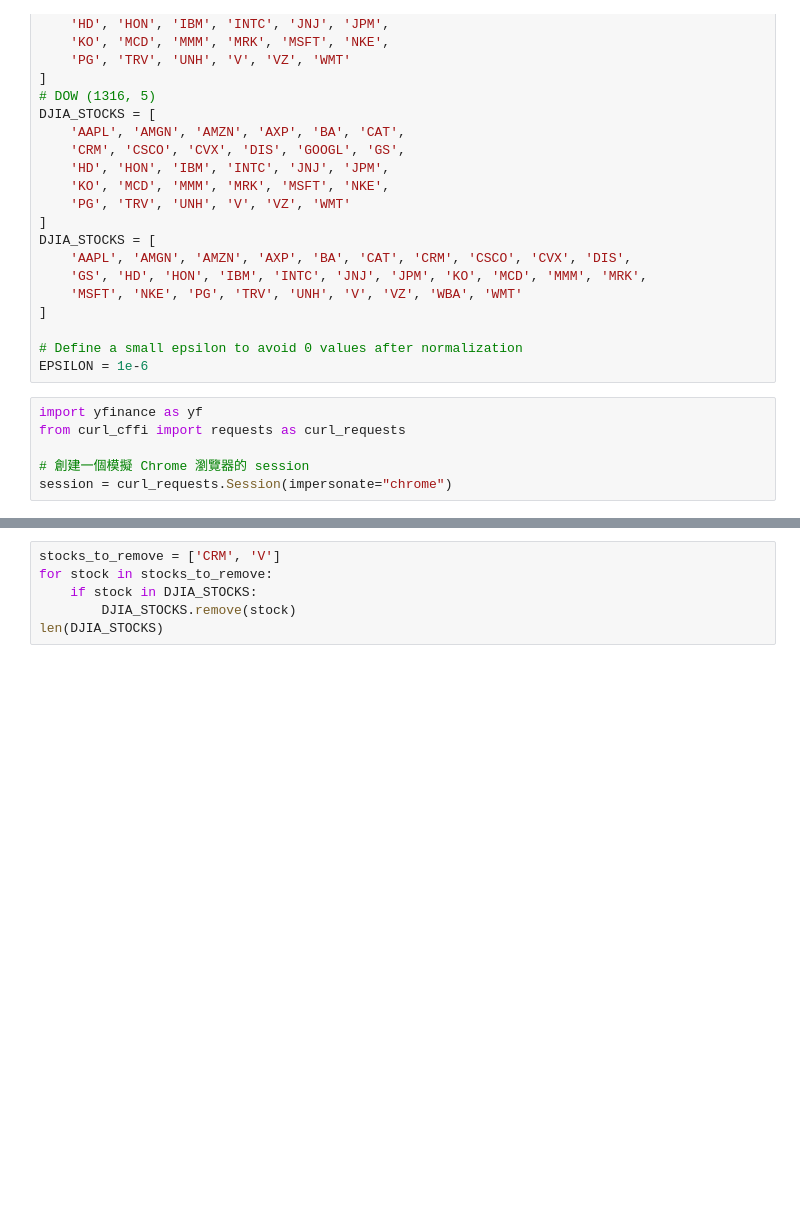
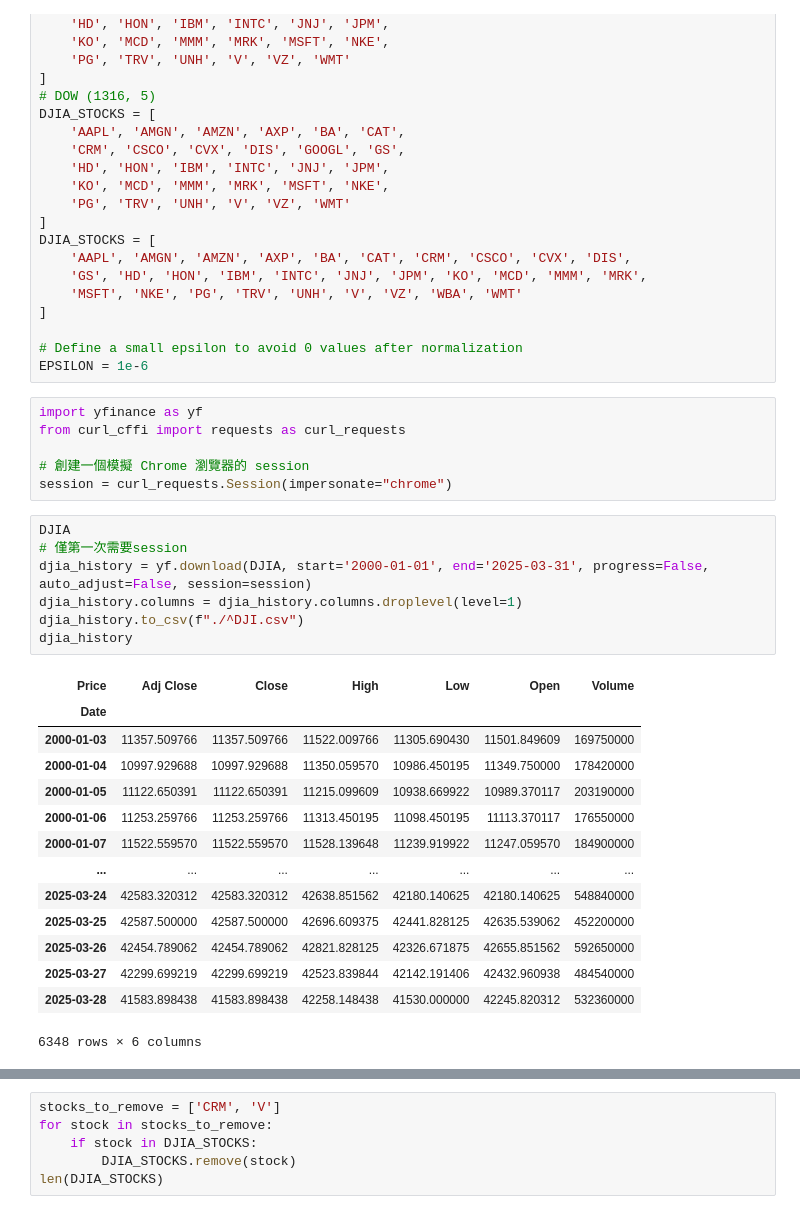
Before and after one commit to JunTingLin/DeepTrader, a Jupyter notebook: src/data/DJIA/djia.ipynb, the cells around one changed output, grey strips where cells are left out. Cells and saved outputs as stored; diff of their text form; blank space fills up the shorter version.

```diff
--- a/src/data/DJIA/djia.ipynb
+++ b/src/data/DJIA/djia.ipynb
@@ -38,3 +38,25 @@ from curl_cffi import requests as curl_requests
 
 # 創建一個模擬 Chrome 瀏覽器的 session
 session = curl_requests.Session(impersonate="chrome")
+# %%
+DJIA
+# 僅第一次需要session
+djia_history = yf.download(DJIA, start='2000-01-01', end='2025-03-31', progress=False, auto_adjust=False, session=session)
+djia_history.columns = djia_history.columns.droplevel(level=1)
+djia_history.to_csv(f"./^DJI.csv")
+djia_history
+# %% [output]
+| Price | Adj Close | Close | High | Low | Open | Volume |
+| Date |  |  |  |  |  |  |
+| 2000-01-03 | 11357.509766 | 11357.509766 | 11522.009766 | 11305.690430 | 11501.849609 | 169750000 |
+| 2000-01-04 | 10997.929688 | 10997.929688 | 11350.059570 | 10986.450195 | 11349.750000 | 178420000 |
+| 2000-01-05 | 11122.650391 | 11122.650391 | 11215.099609 | 10938.669922 | 10989.370117 | 203190000 |
+| 2000-01-06 | 11253.259766 | 11253.259766 | 11313.450195 | 11098.450195 | 11113.370117 | 176550000 |
+| 2000-01-07 | 11522.559570 | 11522.559570 | 11528.139648 | 11239.919922 | 11247.059570 | 184900000 |
+| ... | ... | ... | ... | ... | ... | ... |
+| 2025-03-24 | 42583.320312 | 42583.320312 | 42638.851562 | 42180.140625 | 42180.140625 | 548840000 |
+| 2025-03-25 | 42587.500000 | 42587.500000 | 42696.609375 | 42441.828125 | 42635.539062 | 452200000 |
+| 2025-03-26 | 42454.789062 | 42454.789062 | 42821.828125 | 42326.671875 | 42655.851562 | 592650000 |
+| 2025-03-27 | 42299.699219 | 42299.699219 | 42523.839844 | 42142.191406 | 42432.960938 | 484540000 |
+| 2025-03-28 | 41583.898438 | 41583.898438 | 42258.148438 | 41530.000000 | 42245.820312 | 532360000 |
+6348 rows × 6 columns
```
Also changed, not shown: parts of 2 cells of this notebook, 5 other files.
